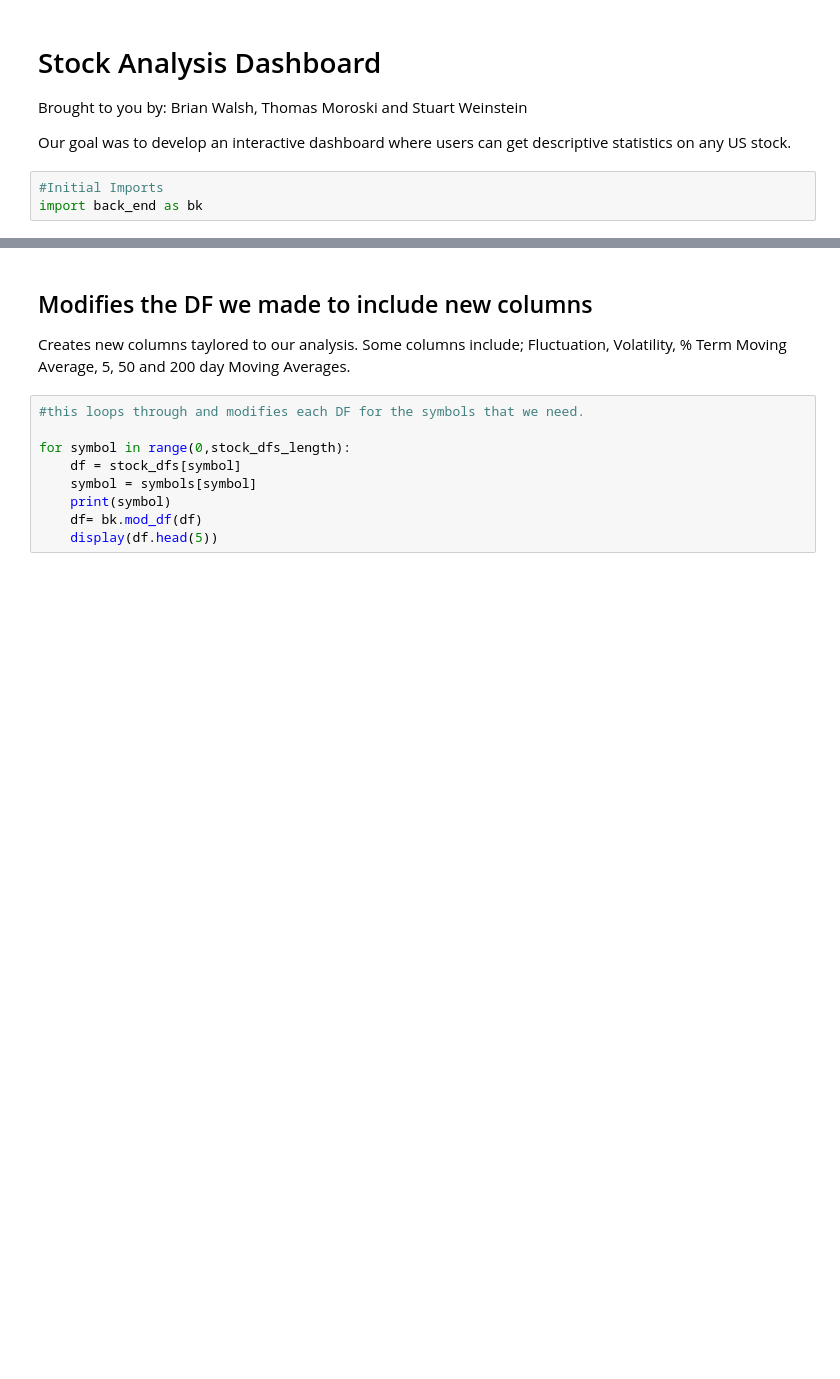
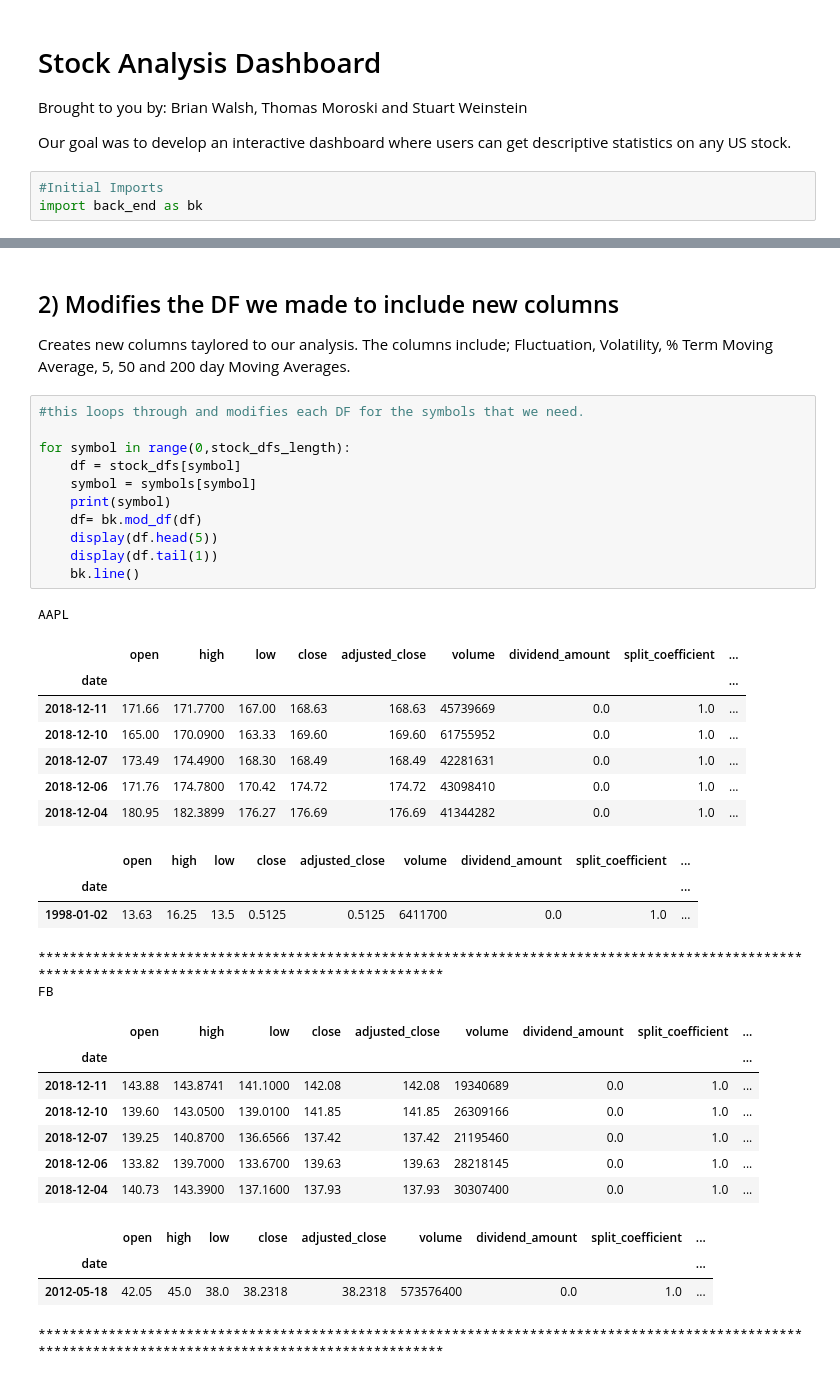
Before and after one commit to fairfield-university-ba505-fall2018/final-project-stuart-s-suicide-squad, a Jupyter notebook: Stuart/front_end.ipynb, the cells around one changed output, grey strips where cells are left out. Saved outputs shown, nothing was run; the diff lists cells and outputs as text; blank space fills up the shorter version.

```diff
--- a/Stuart/front_end.ipynb
+++ b/Stuart/front_end.ipynb
@@ -22,13 +44,40 @@ for symbol in range(0,stock_dfs_length):
 # %% [markdown]
-## Modifies the DF we made to include new columns
-Creates new columns taylored to our analysis.  Some columns include; Fluctuation, Volatility, % Term Moving Average, 5, 50 and 200 day Moving Averages.
+## 2) Modifies the DF we made to include new columns
+Creates new columns taylored to our analysis. The columns include; Fluctuation, Volatility, % Term Moving Average, 5, 50 and 200 day Moving Averages.
 # %%
 #this loops through and modifies each DF for the symbols that we need.
 
 for symbol in range(0,stock_dfs_length):
     df = stock_dfs[symbol]
     symbol = symbols[symbol]
     print(symbol)
     df= bk.mod_df(df)
     display(df.head(5))
+    display(df.tail(1))
+    bk.line()
+# %% [output]
+AAPL
+|  | open | high | low | close | adjusted_close | volume | dividend_amount | split_coefficient | ... |
+| date |  |  |  |  |  |  |  |  | ... |
+| 2018-12-11 | 171.66 | 171.7700 | 167.00 | 168.63 | 168.63 | 45739669 | 0.0 | 1.0 | ... |
+| 2018-12-10 | 165.00 | 170.0900 | 163.33 | 169.60 | 169.60 | 61755952 | 0.0 | 1.0 | ... |
+| 2018-12-07 | 173.49 | 174.4900 | 168.30 | 168.49 | 168.49 | 42281631 | 0.0 | 1.0 | ... |
+| 2018-12-06 | 171.76 | 174.7800 | 170.42 | 174.72 | 174.72 | 43098410 | 0.0 | 1.0 | ... |
+| 2018-12-04 | 180.95 | 182.3899 | 176.27 | 176.69 | 176.69 | 41344282 | 0.0 | 1.0 | ... |
+|  | open | high | low | close | adjusted_close | volume | dividend_amount | split_coefficient | ... |
+| date |  |  |  |  |  |  |  |  | ... |
+| 1998-01-02 | 13.63 | 16.25 | 13.5 | 0.5125 | 0.5125 | 6411700 | 0.0 | 1.0 | ... |
+******************************************************************************************************************************************************
+FB
+|  | open | high | low | close | adjusted_close | volume | dividend_amount | split_coefficient | ... |
+| date |  |  |  |  |  |  |  |  | ... |
+| 2018-12-11 | 143.88 | 143.8741 | 141.1000 | 142.08 | 142.08 | 19340689 | 0.0 | 1.0 | ... |
+| 2018-12-10 | 139.60 | 143.0500 | 139.0100 | 141.85 | 141.85 | 26309166 | 0.0 | 1.0 | ... |
+| 2018-12-07 | 139.25 | 140.8700 | 136.6566 | 137.42 | 137.42 | 21195460 | 0.0 | 1.0 | ... |
+| 2018-12-06 | 133.82 | 139.7000 | 133.6700 | 139.63 | 139.63 | 28218145 | 0.0 | 1.0 | ... |
+| 2018-12-04 | 140.73 | 143.3900 | 137.1600 | 137.93 | 137.93 | 30307400 | 0.0 | 1.0 | ... |
+|  | open | high | low | close | adjusted_close | volume | dividend_amount | split_coefficient | ... |
+| date |  |  |  |  |  |  |  |  | ... |
+| 2012-05-18 | 42.05 | 45.0 | 38.0 | 38.2318 | 38.2318 | 573576400 | 0.0 | 1.0 | ... |
+******************************************************************************************************************************************************
 # %% [markdown]
```
Also changed, not shown: parts of 12 cells of this notebook, 2 other files.
